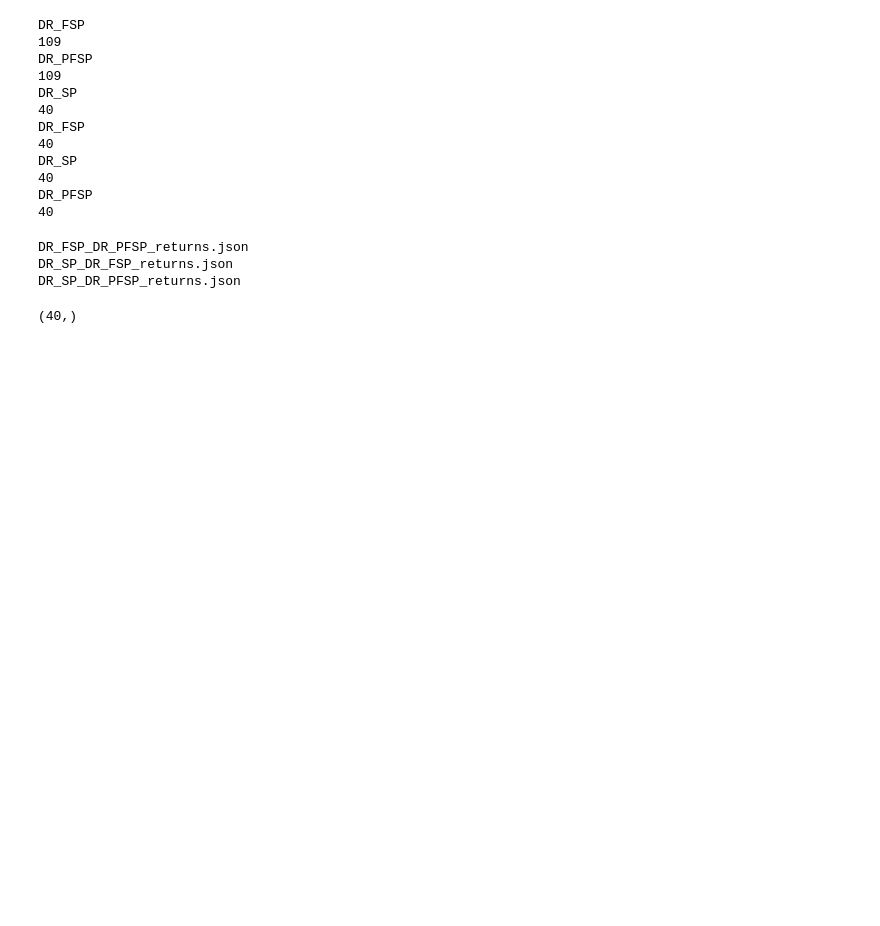
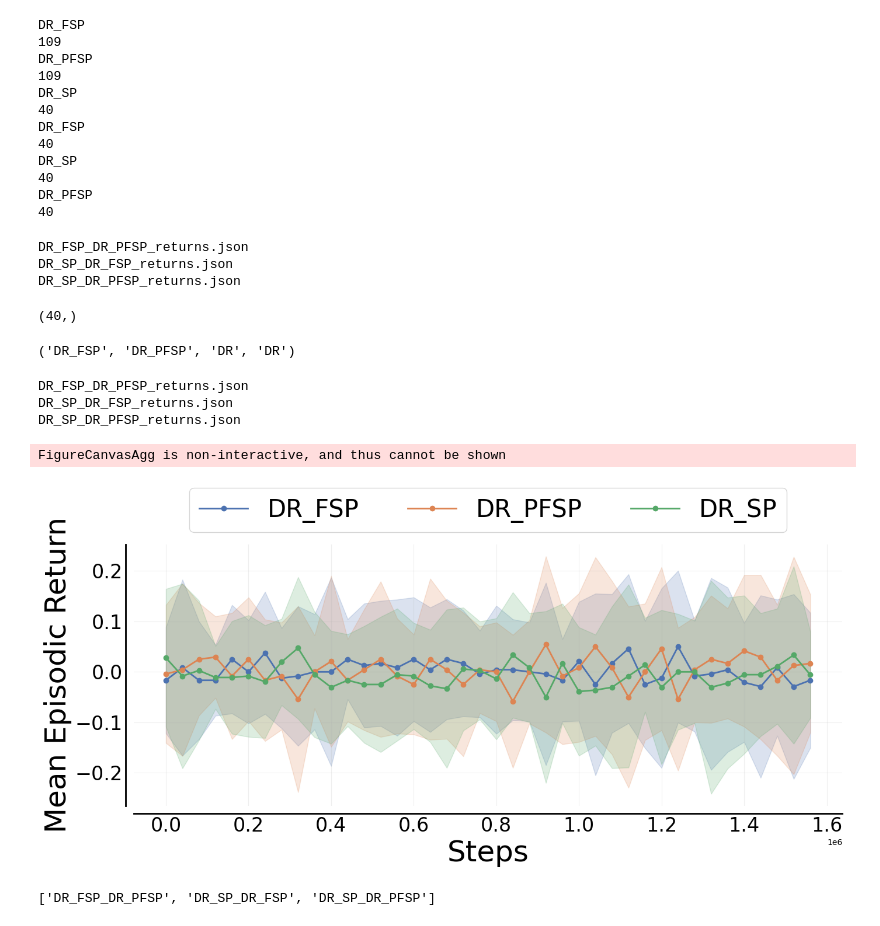
Before and after one commit to RyanNavillus/Syllabus, a Jupyter notebook: syllabus/examples/experimental/round_robin/rr_viz.ipynb, the cells around one changed output. Drawn from its saved outputs; the diff is of its cells as text; code cells hidden in the pictures; blank space fills up the shorter version.

```diff
--- a/syllabus/examples/experimental/round_robin/rr_viz.ipynb
+++ b/syllabus/examples/experimental/round_robin/rr_viz.ipynb
@@ -174,3 +176,16 @@ DR_SP_DR_PFSP_returns.json
 df["DR_SP"].dropna().shape
 # %% [output]
 (40,)
+# %%
+directory = "DR_FSP_DR_PFSP"
+agent_path = directory.split("/")[0].split("_")
+agent_1 = "_".join(agent_path[:2])
+agent_2 = "_".join(agent_path[2:])
+
+ckp_path = directory.split(".")[0].split("/")[-1].split("_")
+ckp_1 = ckp_path[0]
+ckp_2 = ckp_path[2]
+
+agent_1, agent_2, ckp_1, ckp_2
+# %% [output]
+('DR_FSP', 'DR_PFSP', 'DR', 'DR')
@@ -176,0 +261,3 @@ df["DR_SP"].dropna().shape
+# %%
+with open("parse_results/DR_FSP_DR_PFSP_returns.json") as f:
+    data = json.load(f)
@@ -176,0 +320,50 @@ df["DR_SP"].dropna().shape
+# %%
+def sort_and_trim_dicts(data):
+    min_length = min(len(sub_dict) for sub_dict in data.values())
+
+    def sort_and_trim(sub_dict, N):
+        sorted_keys = sorted(sub_dict.keys(), key=lambda x: int(x))[:N]
+        return {k: sub_dict[k] for k in sorted_keys}
+
+    trimmed_data = {
+        key: sort_and_trim(sub_dict, min_length) for key, sub_dict in data.items()
+    }
+
+    return trimmed_data
+# %%
+df = {}
+logs = [file for file in os.listdir("parse_results") if ".json" in file]
+for log in logs:
+    print(log)
+    with open(f"parse_results/{log}", "r") as f:
+        returns = json.load(f)
+
+        agent_1, agent_2 = list(returns.keys())
+        if agent_1 not in df.keys():
+            df[agent_1] = returns[agent_1]
+        if agent_2 not in df.keys():
+            df[agent_2] = returns[agent_2]
+        else:
+            for checkpoint in list(returns[agent_1].keys()):
+                df[agent_1][checkpoint].extend(returns[agent_1][checkpoint])
+            for checkpoint in list(returns[agent_2].keys()):
+                df[agent_2][checkpoint].extend(returns[agent_2][checkpoint])
+
+fig = plot_results(sort_and_trim_dicts(df))
+# %% [output]
+DR_FSP_DR_PFSP_returns.json
+DR_SP_DR_FSP_returns.json
+DR_SP_DR_PFSP_returns.json
+FigureCanvasAgg is non-interactive, and thus cannot be shown
+[figure, added]
+# %%
+def check_dir_name(dir: str):
+    split = dir.split("_")
+    valid_names = ["DR", "PLR", "SP", "FSP", "PFSP"]
+    return all([x in valid_names for x in split])
+
+
+valid_dirs = [dir for dir in os.listdir() if check_dir_name(dir)]
+valid_dirs
+# %% [output]
+['DR_FSP_DR_PFSP', 'DR_SP_DR_FSP', 'DR_SP_DR_PFSP']
```
Also changed, not shown: parts of 3 cells of this notebook, 2 other files.
